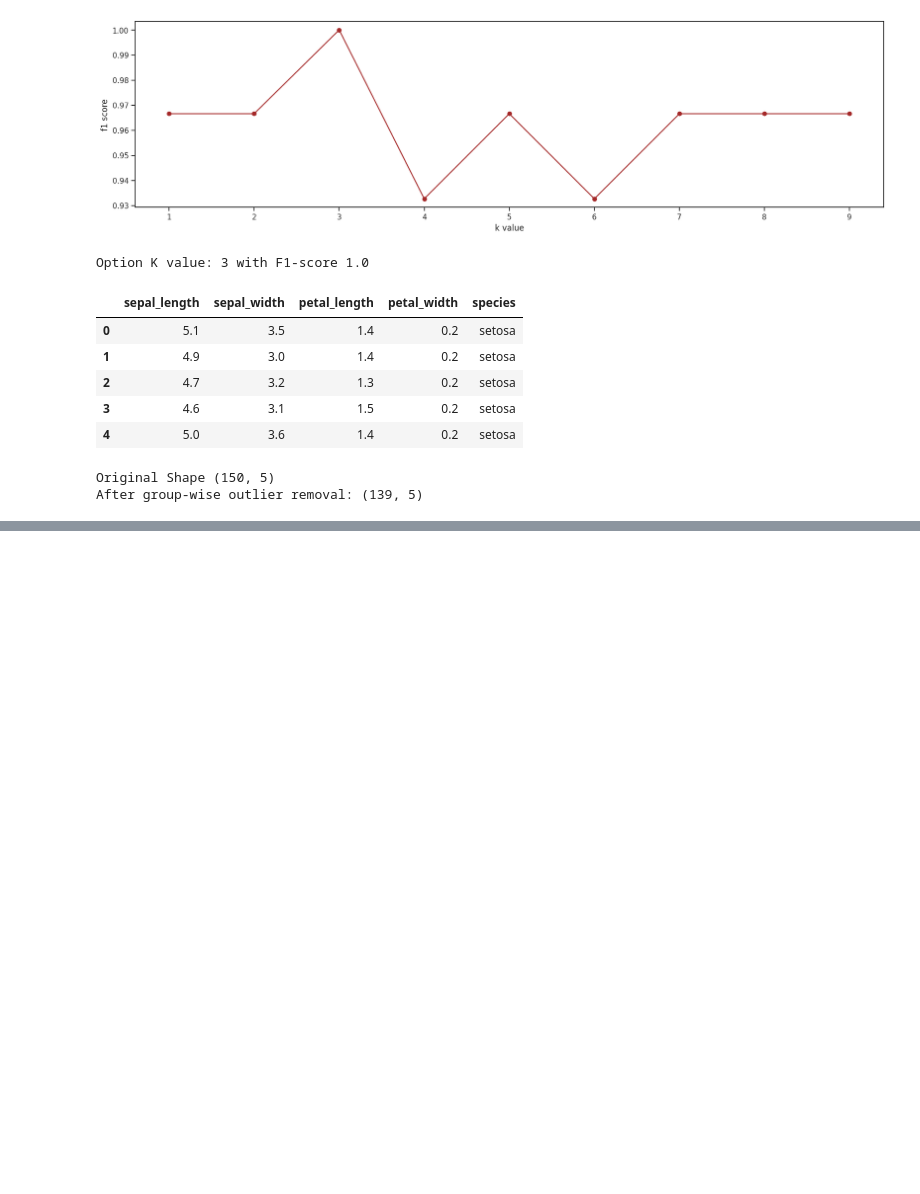
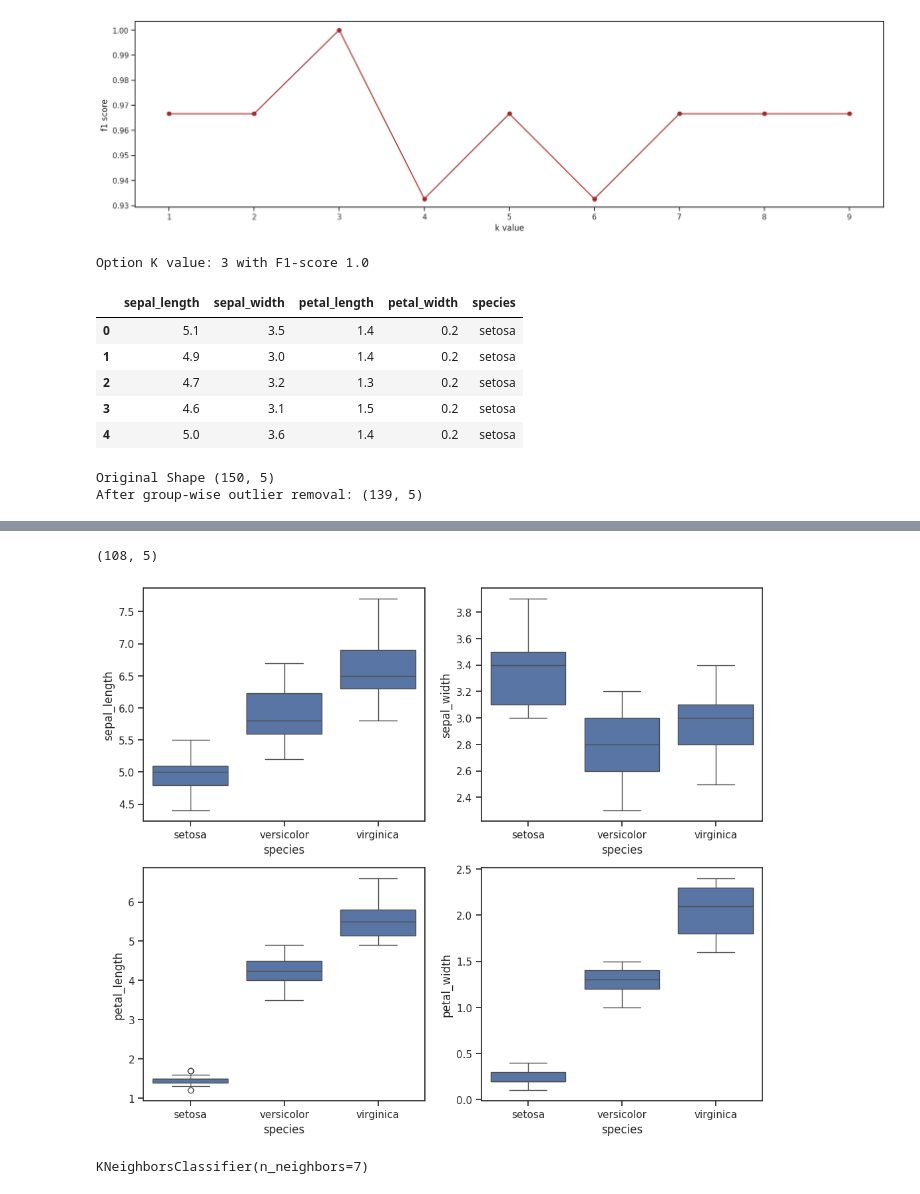
Before and after one commit to anmolS-1104/SML, a Jupyter notebook: SML /Exp 5(K-NN).ipynb, the cells around one changed output, grey strips where cells are left out. Drawn from its saved outputs; the diff is of its cells as text; code cells hidden in the pictures; blank space fills up the shorter version.

```diff
--- a/SML /Exp 5(K-NN).ipynb
+++ b/SML /Exp 5(K-NN).ipynb
@@ -171,0 +187,11 @@ plt.show()
+# %%
+from sklearn.metrics import classification_report, confusion_matrix, accuracy_score
+y_pred = classifier1.predict(X_val)
+result = confusion_matrix(y_val,y_pred)
+print("confusion matrix:")
+print(result)
+result1 = classification_report(y_val,y_pred)
+print("classification report:")
+print(result1)
+result2 = accuracy_score(y_val,y_pred)
+print("accuracy score:",result2)
@@ -172,4 +215,5 @@ plt.show()
 # %%
+#3rd degree teatment
 def remove_outliers_percentile_groupwise(df, group_col,lower=0.05,upper=0.95):
     result = pd.DataFrame()#to store clean dataset
     for group in df[group_col].unique():
@@ -177,18 +221,14 @@ def remove_outliers_percentile_groupwise(df, group_col,lower=0.05,upper=0.95):
         numerical_cols = subset.select_dtypes(include = np.number).columns
 
 
-        lower_bound = subset[numerical_cols].quantile(lower)
-        upper_bound = subset[numerical_cols].quantile(upper)
+        Q1 = subset[numerical_cols].quantile(lower)
+        Q3 = subset[numerical_cols].quantile(upper)
 
 
-
-        filtered = subset[~((subset[numerical_cols] <  lower_bound)) |
-                          (subset[numerical_cols] > upper_bound).all(axis=1)]
+        filtered = subset[~((subset[numerical_cols] <  Q1) |
+                          (subset[numerical_cols] > Q3)).any(axis=1)]
 
         result = pd.concat([result, filtered])
 
 
     return result
-iris_trimmed = remove_outliers_percentile_groupwise(iris,'species',lower=0.05,upper=0.95)
-
-print("After percentile trimming:",iris_trimmed.shape)
@@ -196,0 +235,3 @@ After percentile trimming: (150, 5)
+# %%
+third_iris=remove_outliers_percentile_groupwise(df,'species')
+third_iris.head()
@@ -196,0 +245,18 @@ After percentile trimming: (150, 5)
+# %%
+third_iris.shape
+# %% [output]
+(108, 5)
+# %%
+sns.set(style='ticks')
+plt.figure(figsize=(12,10))
+plt.subplot(2,2,1)
+sns.boxplot(x='species',y='sepal_length',data=third_iris)
+plt.subplot(2,2,2)
+sns.boxplot(x='species',y='sepal_width',data=third_iris)
+plt.subplot(2,2,3)
+sns.boxplot(x='species',y='petal_length',data=third_iris)
+plt.subplot(2,2,4)
+sns.boxplot(x='species',y='petal_width',data=third_iris)
+plt.show()
+# %% [output]
+[figure, added]
@@ -196,0 +269,5 @@ After percentile trimming: (150, 5)
+# %%
+classifier2=KNeighborsClassifier(n_neighbors=7)
+classifier2.fit(X_train,y_train)
+# %% [output]
+KNeighborsClassifier(n_neighbors=7)
```
Also changed, not shown: parts of 12 cells of this notebook, 2 other files.
